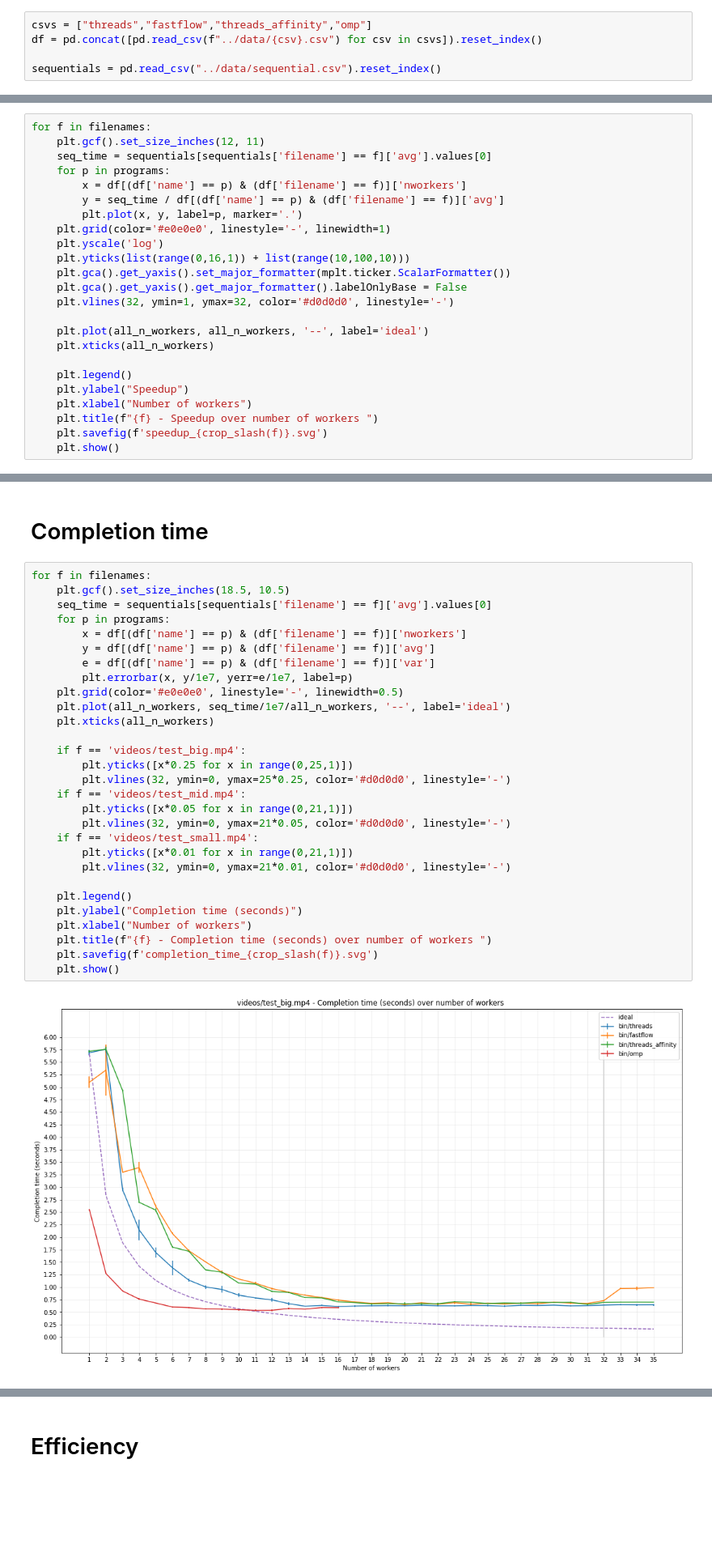
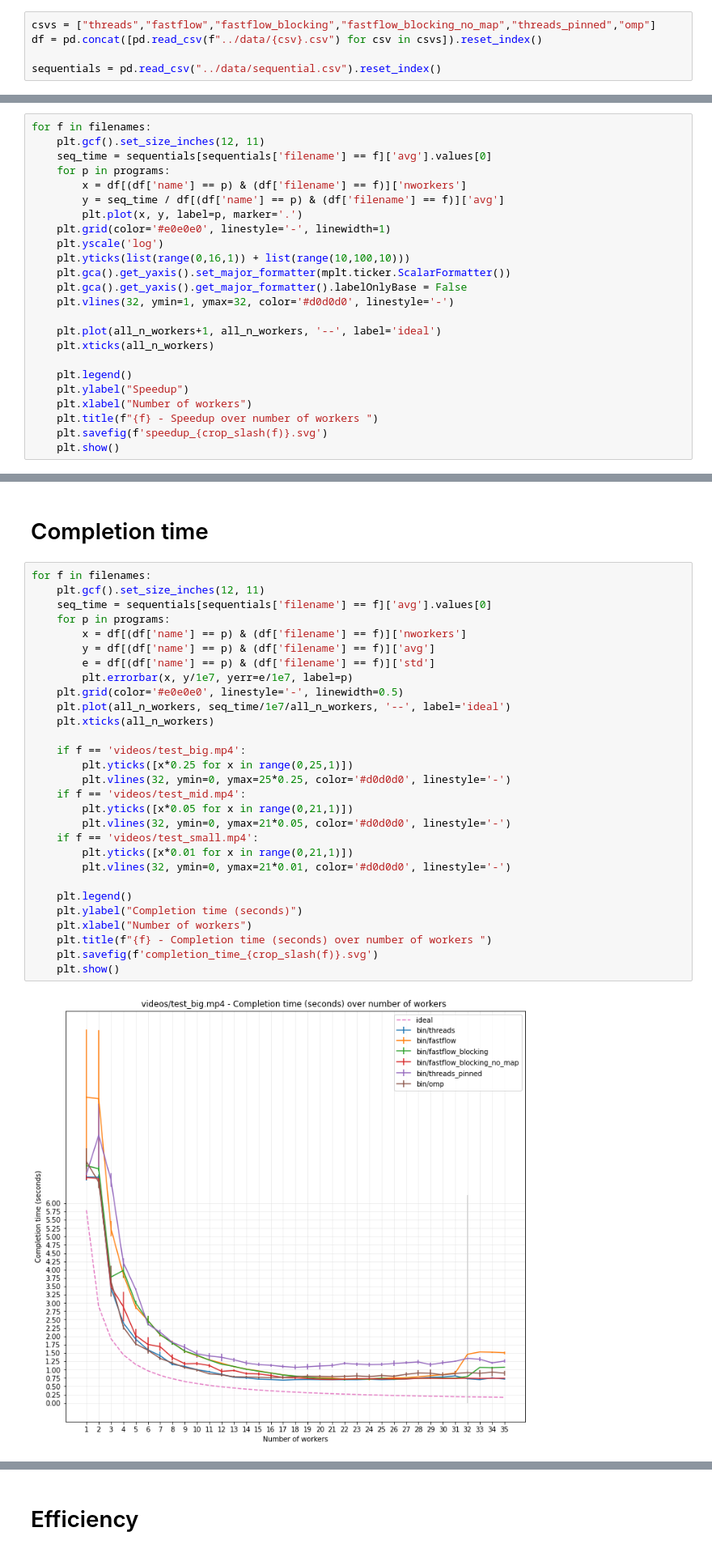
Before and after one commit to iwilare/video-motion-detection, a Jupyter notebook: plot/plot.ipynb, the cells around one changed output, grey strips where cells are left out. Shown: that part at 81% size. Cells and saved outputs as stored; diff of their text form; blank space fills up the shorter version.

```diff
--- a/plot/plot.ipynb
+++ b/plot/plot.ipynb
@@ -5,7 +5,7 @@ import matplotlib as mplt
 import matplotlib.pyplot as plt
 import functools
 # %%
-csvs = ["threads","fastflow","threads_affinity","omp"]
+csvs = ["threads","fastflow","fastflow_blocking","fastflow_blocking_no_map","threads_pinned","omp"]
 df = pd.concat([pd.read_csv(f"../data/{csv}.csv") for csv in csvs]).reset_index()
 
 sequentials = pd.read_csv("../data/sequential.csv").reset_index()
@@ -32,7 +32,7 @@ for f in filenames:
     plt.gca().get_yaxis().get_major_formatter().labelOnlyBase = False
     plt.vlines(32, ymin=1, ymax=32, color='#d0d0d0', linestyle='-')
 
-    plt.plot(all_n_workers, all_n_workers, '--', label='ideal')
+    plt.plot(all_n_workers+1, all_n_workers, '--', label='ideal')
     plt.xticks(all_n_workers)
 
     plt.legend()
@@ -49,32 +49,32 @@ for f in filenames:
 # Completion time
 # %%
 for f in filenames:
-    plt.gcf().set_size_inches(18.5, 10.5)
+    plt.gcf().set_size_inches(12, 11)
     seq_time = sequentials[sequentials['filename'] == f]['avg'].values[0]
     for p in programs:
         x = df[(df['name'] == p) & (df['filename'] == f)]['nworkers']
         y = df[(df['name'] == p) & (df['filename'] == f)]['avg']
-        e = df[(df['name'] == p) & (df['filename'] == f)]['var']
+        e = df[(df['name'] == p) & (df['filename'] == f)]['std']
         plt.errorbar(x, y/1e7, yerr=e/1e7, label=p)
     plt.grid(color='#e0e0e0', linestyle='-', linewidth=0.5)
     plt.plot(all_n_workers, seq_time/1e7/all_n_workers, '--', label='ideal')
     plt.xticks(all_n_workers)
 
     if f == 'videos/test_big.mp4':
         plt.yticks([x*0.25 for x in range(0,25,1)])
         plt.vlines(32, ymin=0, ymax=25*0.25, color='#d0d0d0', linestyle='-')
     if f == 'videos/test_mid.mp4':
         plt.yticks([x*0.05 for x in range(0,21,1)])
         plt.vlines(32, ymin=0, ymax=21*0.05, color='#d0d0d0', linestyle='-')
     if f == 'videos/test_small.mp4':
         plt.yticks([x*0.01 for x in range(0,21,1)])
         plt.vlines(32, ymin=0, ymax=21*0.01, color='#d0d0d0', linestyle='-')
 
     plt.legend()
     plt.ylabel("Completion time (seconds)")
     plt.xlabel("Number of workers")
     plt.title(f"{f} - Completion time (seconds) over number of workers ")
     plt.savefig(f'completion_time_{crop_slash(f)}.svg')
     plt.show()
 # %% [output]
-[figure, old version]
+[figure, new version]
```
Also changed, not shown: parts of 3 cells of this notebook, 18 other files.
